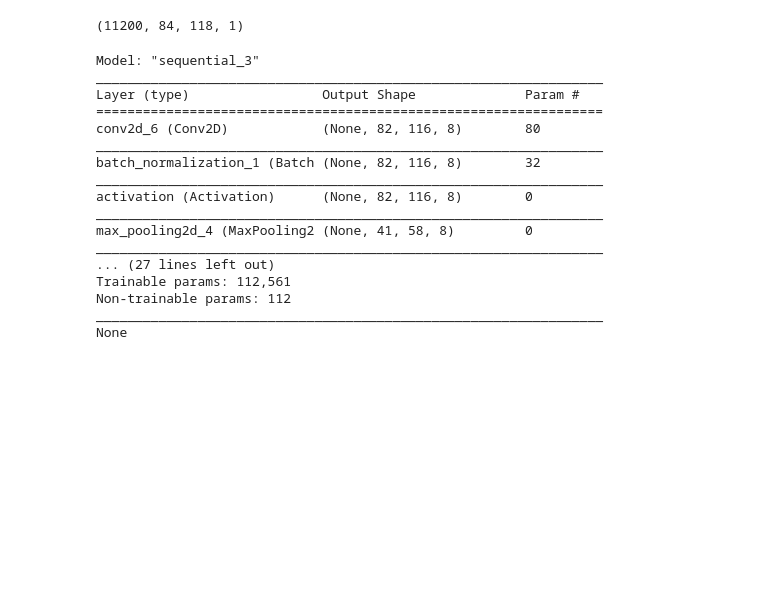
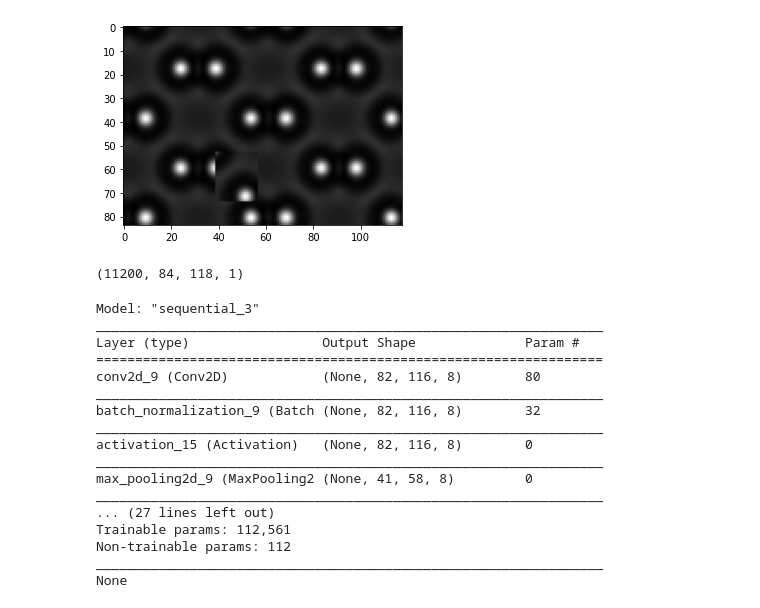
Before and after one commit to SAndrew135/cutpaste-AFIT, a Jupyter notebook: notebooks/TEM CNN.ipynb, the cells around one changed output. Cells and saved outputs as stored; diff of their text form; code cells hidden in the pictures; blank space fills up the shorter version.

```diff
--- a/notebooks/TEM CNN.ipynb
+++ b/notebooks/TEM CNN.ipynb
@@ -154,3 +177,7 @@ train_window_labels = createLabels(train_window_images, False)
 # %%
 train_gen = generateImages(train_window_images, 32, 32)
 val_gen = generateImages(test_window_images, 512, 512)
+train_gen_noisy = generateImagesNoise(train_window_images, 32, 32)
+val_gen_noisy = generateImages(test_window_images, 512, 512)
+val_x, val_y =next(val_gen)
+val_x_noisy, val_y_noisy = next(val_gen_noisy)
@@ -159,3 +184,10 @@ val_x, val_y =next(val_gen)
+# %%
+my_array = val_x_noisy[10]
+plt.figure(figsize = (5,5))
+plt.imshow(my_array, cmap = 'gray')
+plt.show()
+# %% [output]
+[figure, added]
 # %%
 train_window_images.shape
 # %% [output]
@@ -170,9 +202,7 @@ my_models = []
 my_val_accuracy = []
 my_val_loss = []
 
-# Build the model.
-train_gen = generateImages(train_window_images, 32, 32)
-val_gen = generateImages(test_window_images, 32, 32)
+# Build the model
 # print(f'4 Layers Results: ')
 # model = Sequential([
 #   Conv2D(filters, filter_size, input_shape = (84, 118, 1)),
@@ -205,7 +235,6 @@ model.add(MaxPooling2D(pool_size=(2, 2)))
 
 model.add(Flatten())  # this converts our 3D feature maps to 1D feature vectors
 model.add(Dense(32))
-#     model.add(Dropout(0.5))
 model.add(Activation('relu'))
 model.add(Dense(1))
 model.add(Activation('sigmoid'))
@@ -221,13 +250,13 @@ Model: "sequential_3"
 _________________________________________________________________
 Layer (type)                 Output Shape              Param #
 =================================================================
-conv2d_6 (Conv2D)            (None, 82, 116, 8)        80
+conv2d_9 (Conv2D)            (None, 82, 116, 8)        80
 _________________________________________________________________
-batch_normalization_1 (Batch (None, 82, 116, 8)        32
+batch_normalization_9 (Batch (None, 82, 116, 8)        32
 _________________________________________________________________
-activation (Activation)      (None, 82, 116, 8)        0
+activation_15 (Activation)   (None, 82, 116, 8)        0
 _________________________________________________________________
-max_pooling2d_4 (MaxPooling2 (None, 41, 58, 8)         0
+max_pooling2d_9 (MaxPooling2 (None, 41, 58, 8)         0
 _________________________________________________________________
 ... (27 lines left out)
 Trainable params: 112,561
```
Also changed, not shown: parts of 13 cells of this notebook, 2 other files.
